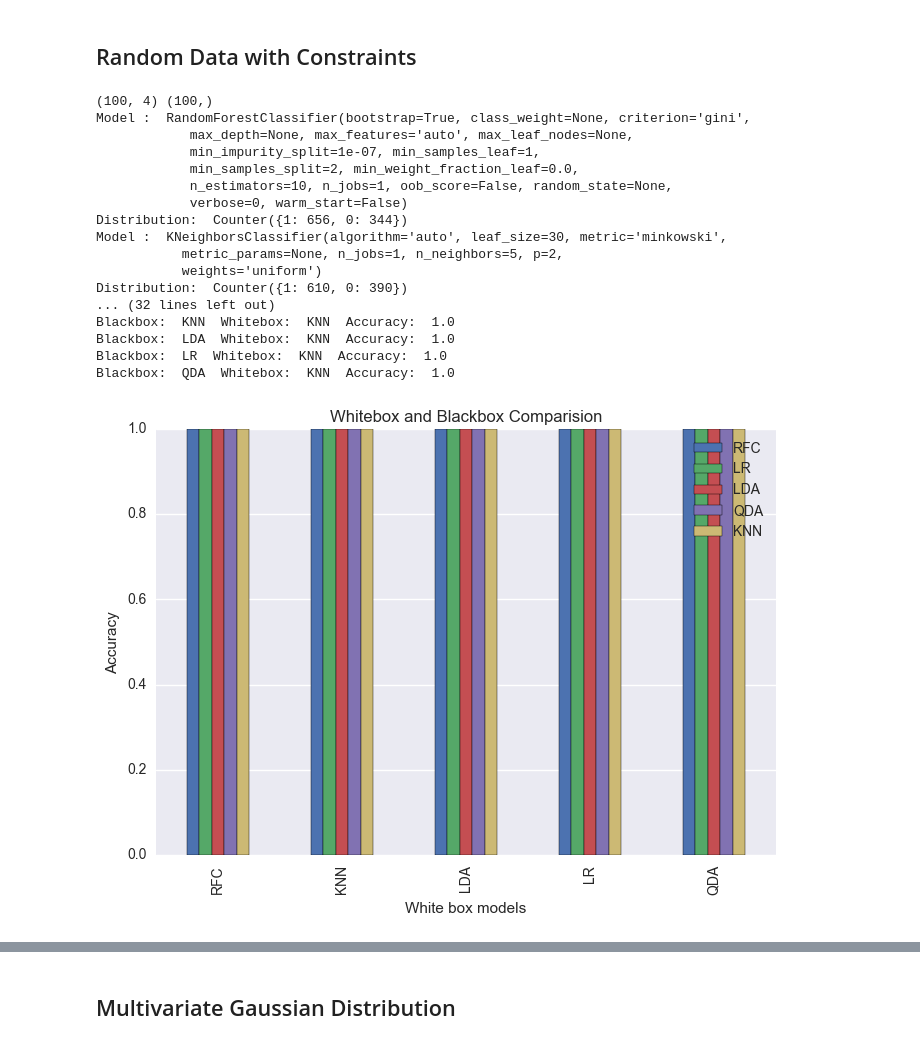
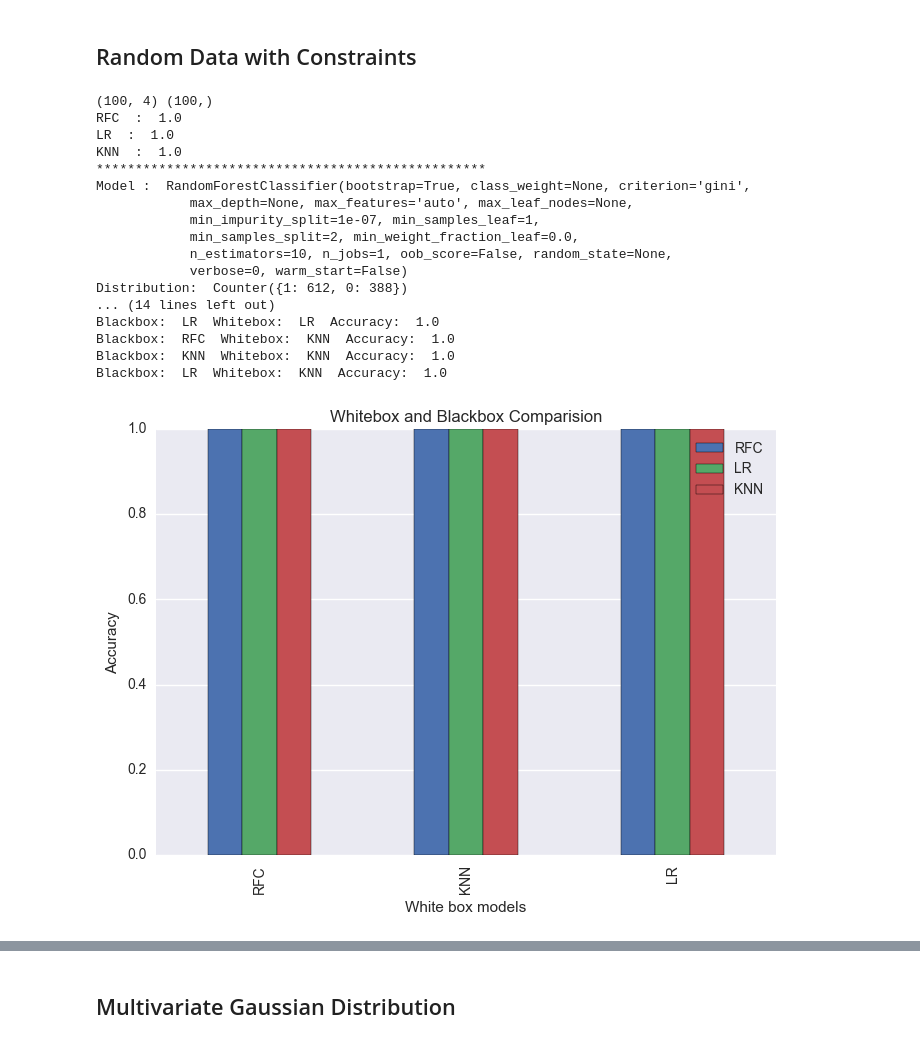
Before and after one commit to najeeb97khan/Cloning, a Jupyter notebook: Final/Experiment Sheet.ipynb, the cells around one changed output, grey strips where cells are left out. Saved outputs shown, nothing was run; the diff lists cells and outputs as text; code cells hidden in the pictures.

Commit message:
Validation of same wb bb classifiers

```diff
--- a/Final/Experiment Sheet.ipynb
+++ b/Final/Experiment Sheet.ipynb
@@ -229,10 +245,13 @@ y = label
 print X.shape, y.shape
 random = Random(X, y,feature_names)
 random.create_random_data(generate_pure_random, 1000, data_needed=False)
-models = [RandomForestClassifier(), LogisticRegression(), LinearDiscriminantAnalysis(), QuadraticDiscriminantAnalysis(),
-         KNeighborsClassifier()]
-names = ['RFC', 'LR','LDA', 'QDA', 'KNN']
+models = [RandomForestClassifier(), LogisticRegression(), KNeighborsClassifier()]
+names = ['RFC', 'LR', 'KNN']
 blacbox_acc = random.fit_blackbox_models(models, names)
+for i in range(len(names)):
+    print names[i], ' : ', blacbox_acc[i]
+
+print "*"*50
 random.generate_labels(names)
 whitebox = models
 whitebox_acc = random.report_whitebox_accuracy(whitebox, names)
@@ -278,10 +297,14 @@ y = label
 print X.shape, y.shape
 random = Random(X, y,feature_names)
 random.create_random_data(generate_pure_random, 1000, data_needed=False)
-models = [RandomForestClassifier(), LogisticRegression(), LinearDiscriminantAnalysis(), QuadraticDiscriminantAnalysis(),
-         KNeighborsClassifier()]
-names = ['RFC', 'LR','LDA', 'QDA', 'KNN']
+models = [RandomForestClassifier(), LogisticRegression(), KNeighborsClassifier()]
+names = ['RFC', 'LR', 'KNN']
 blacbox_acc = random.fit_blackbox_models(models, names)
+
+for i in range(len(names)):
+    print names[i], ' : ', blacbox_acc[i]
+
+print "*"*50
 random.generate_labels(names)
 whitebox = models
 whitebox_acc = random.report_whitebox_accuracy(whitebox, names)
@@ -327,10 +350,13 @@ y = label
 print X.shape, y.shape
 random = Random(X, y,feature_names)
 random.create_random_data(generate_pure_random, 1000, data_needed=False)
-models = [RandomForestClassifier(), LogisticRegression(), LinearDiscriminantAnalysis(), QuadraticDiscriminantAnalysis(),
-         KNeighborsClassifier()]
-names = ['RFC', 'LR','LDA', 'QDA', 'KNN']
+models = [RandomForestClassifier(), LogisticRegression(), KNeighborsClassifier()]
+names = ['RFC', 'LR', 'KNN']
 blacbox_acc = random.fit_blackbox_models(models, names)
+for i in range(len(names)):
+    print names[i], ' : ', blacbox_acc[i]
+
+print "*"*50
 random.generate_labels(names)
 whitebox = models
 whitebox_acc = random.report_whitebox_accuracy(whitebox, names)
@@ -374,42 +400,45 @@ y = data.target
 feature_names = data.feature_names
 X = X[(y == 0) | (y == 1), :]
 y = y[(y == 0) | (y == 1)]
 print X.shape, y.shape
 random = Random(X, y,feature_names)
 random.create_random_data(generate_constrained_random, 1000, data_needed=True)
-models = [RandomForestClassifier(), LogisticRegression(), LinearDiscriminantAnalysis(), QuadraticDiscriminantAnalysis(),
-         KNeighborsClassifier()]
-names = ['RFC', 'LR','LDA', 'QDA', 'KNN']
+models = [RandomForestClassifier(), LogisticRegression(), KNeighborsClassifier()]
+names = ['RFC', 'LR', 'KNN']
 blacbox_acc = random.fit_blackbox_models(models, names)
+for i in range(len(names)):
+    print names[i], ' : ', blacbox_acc[i]
+
+print "*"*50
 random.generate_labels(names)
 whitebox = models
 whitebox_acc = random.report_whitebox_accuracy(whitebox, names)
 random.plot(whitebox_acc, names)
 plt.show()
 
 ##Blackbox accuracy plot
 plt.plot(blacbox_acc)
 plt.xlabel('Black Box Models')
 plt.ylabel('Accuracy')
 plt.title('Black Box Accuracy on Original Data')
 plt.xticks(np.arange(len(names)), names)
 plt.show()
 # %% [output]
 (100, 4) (100,)
+RFC  :  1.0
+LR  :  1.0
+KNN  :  1.0
+**************************************************
 Model :  RandomForestClassifier(bootstrap=True, class_weight=None, criterion='gini',
             max_depth=None, max_features='auto', max_leaf_nodes=None,
             min_impurity_split=1e-07, min_samples_leaf=1,
             min_samples_split=2, min_weight_fraction_leaf=0.0,
             n_estimators=10, n_jobs=1, oob_score=False, random_state=None,
             verbose=0, warm_start=False)
-Distribution:  Counter({1: 656, 0: 344})
-Model :  KNeighborsClassifier(algorithm='auto', leaf_size=30, metric='minkowski',
-           metric_params=None, n_jobs=1, n_neighbors=5, p=2,
-           weights='uniform')
-Distribution:  Counter({1: 610, 0: 390})
-... (32 lines left out)
+Distribution:  Counter({1: 612, 0: 388})
+... (14 lines left out)
+Blackbox:  LR  Whitebox:  LR  Accuracy:  1.0
+Blackbox:  RFC  Whitebox:  KNN  Accuracy:  1.0
 Blackbox:  KNN  Whitebox:  KNN  Accuracy:  1.0
-Blackbox:  LDA  Whitebox:  KNN  Accuracy:  1.0
 Blackbox:  LR  Whitebox:  KNN  Accuracy:  1.0
-Blackbox:  QDA  Whitebox:  KNN  Accuracy:  1.0
-[figure, old version]
+[figure, new version]
```
Also changed, not shown: parts of 14 cells of this notebook, 10 other files.
